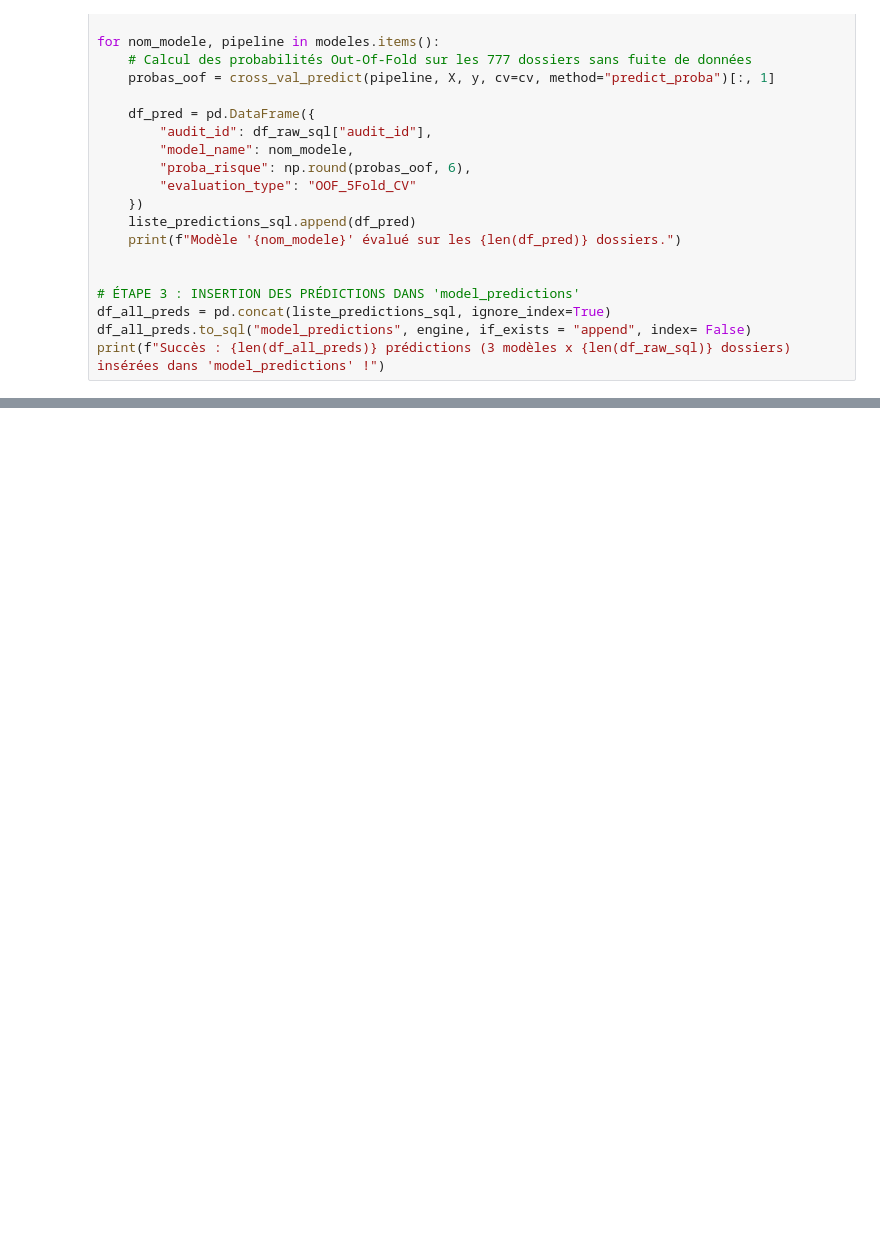
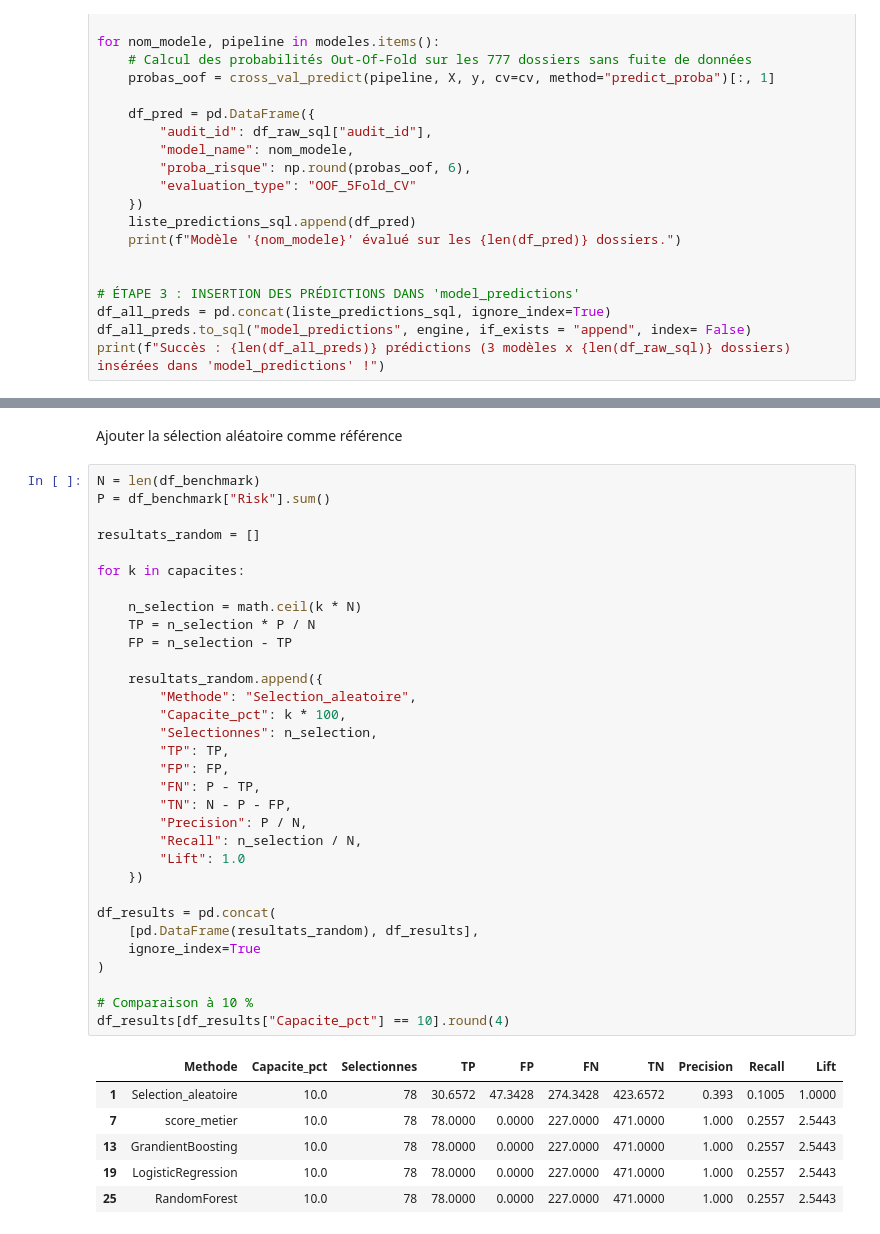
Before and after one commit to Sitaphaa/audit-risk-scoring, a Jupyter notebook: notebooks/01_modeling_and_ingestion.ipynb, the cells around one changed output, grey strips where cells are left out. Cells and saved outputs as stored; diff of their text form; blank space fills up the shorter version.

```diff
--- a/notebooks/01_modeling_and_ingestion.ipynb
+++ b/notebooks/01_modeling_and_ingestion.ipynb
@@ -324,0 +511,41 @@ print(f"Succès : {len(df_all_preds)} prédictions (3 modèles x {len(df_raw_sql
+# %% [markdown]
+Ajouter la sélection aléatoire comme référence
+# %%
+N = len(df_benchmark)
+P = df_benchmark["Risk"].sum()
+
+resultats_random = []
+
+for k in capacites:
+
+    n_selection = math.ceil(k * N)
+    TP = n_selection * P / N
+    FP = n_selection - TP
+
+    resultats_random.append({
+        "Methode": "Selection_aleatoire",
+        "Capacite_pct": k * 100,
+        "Selectionnes": n_selection,
+        "TP": TP,
+        "FP": FP,
+        "FN": P - TP,
+        "TN": N - P - FP,
+        "Precision": P / N,
+        "Recall": n_selection / N,
+        "Lift": 1.0
+    })
+
+df_results = pd.concat(
+    [pd.DataFrame(resultats_random), df_results],
+    ignore_index=True
+)
+
+# Comparaison à 10 %
+df_results[df_results["Capacite_pct"] == 10].round(4)
+# %% [output]
+|  | Methode | Capacite_pct | Selectionnes | TP | FP | FN | TN | Precision | Recall | Lift |
+| 1 | Selection_aleatoire | 10.0 | 78 | 30.6572 | 47.3428 | 274.3428 | 423.6572 | 0.393 | 0.1005 | 1.0000 |
+| 7 | score_metier | 10.0 | 78 | 78.0000 | 0.0000 | 227.0000 | 471.0000 | 1.000 | 0.2557 | 2.5443 |
+| 13 | GrandientBoosting | 10.0 | 78 | 78.0000 | 0.0000 | 227.0000 | 471.0000 | 1.000 | 0.2557 | 2.5443 |
+| 19 | LogisticRegression | 10.0 | 78 | 78.0000 | 0.0000 | 227.0000 | 471.0000 | 1.000 | 0.2557 | 2.5443 |
+| 25 | RandomForest | 10.0 | 78 | 78.0000 | 0.0000 | 227.0000 | 471.0000 | 1.000 | 0.2557 | 2.5443 |
```
Also changed, not shown: parts of 13 cells of this notebook, 3 other files.
